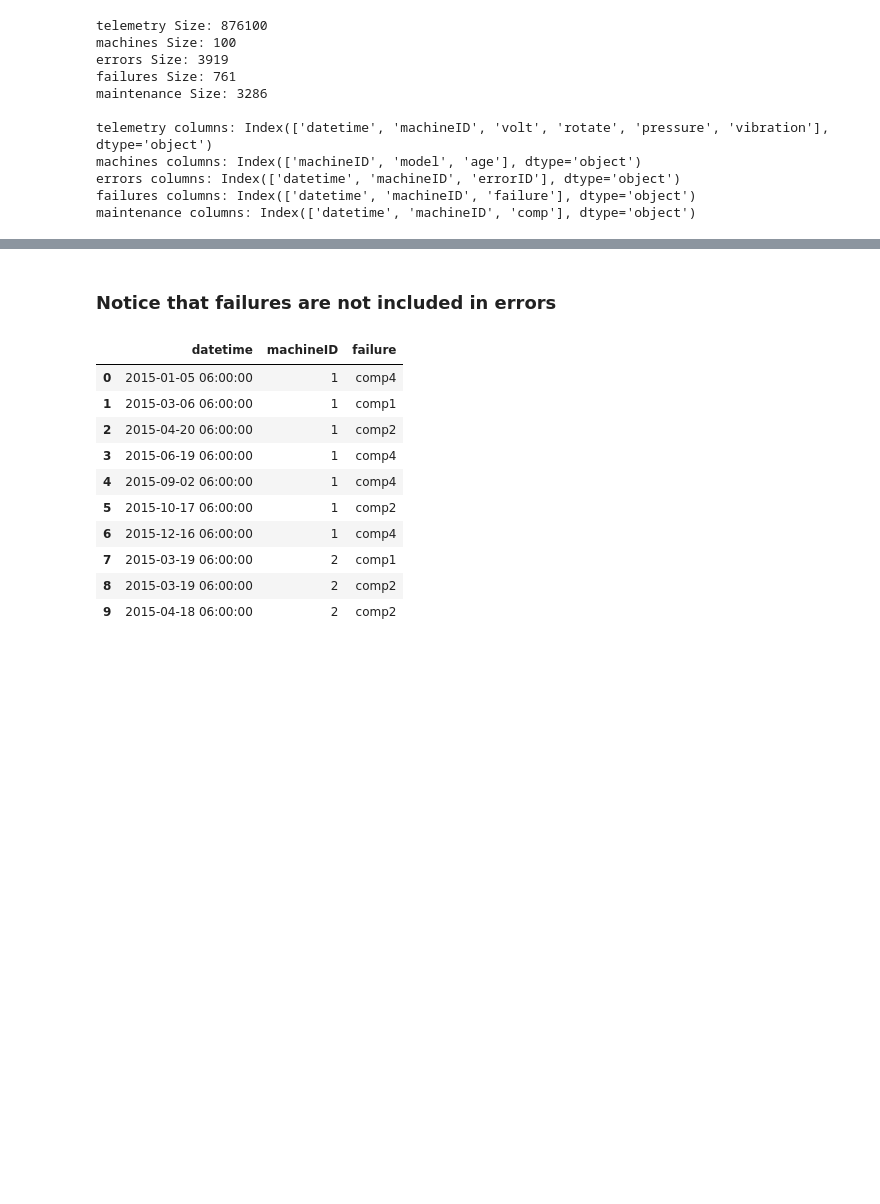
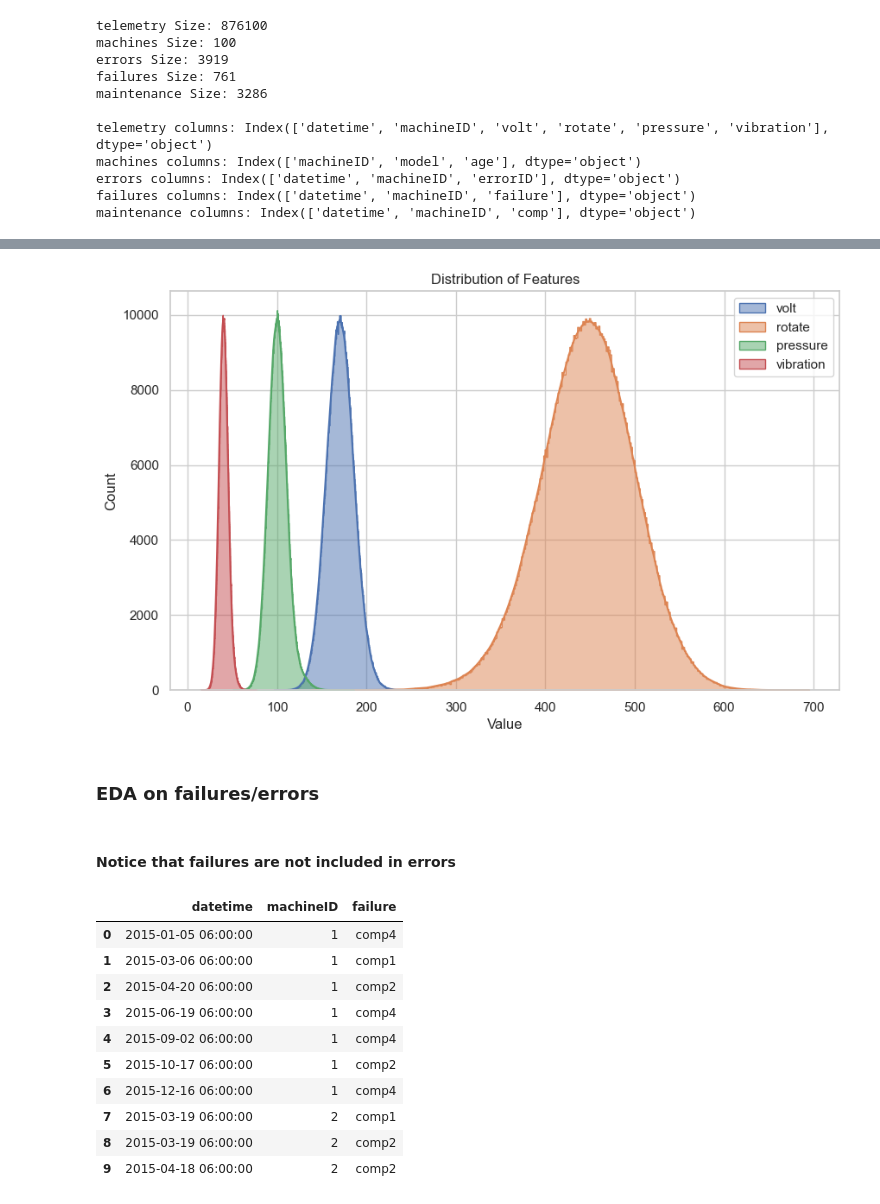
Before and after one commit to ainsleylaiuw/predictive-maintenance, a Jupyter notebook: exploratory.ipynb, the cells around one changed output, grey strips where cells are left out. Saved outputs shown, nothing was run; the diff lists cells and outputs as text; code cells hidden in the pictures; blank space fills up the shorter version.

Commit message:
four eda plots

```diff
--- a/exploratory.ipynb
+++ b/exploratory.ipynb
@@ -39,5 +60,27 @@ maintenance columns: Index(['datetime', 'machineID', 'comp'], dtype='object')
+# %%
+telemetry['datetime'] = pd.to_datetime(telemetry['datetime'])
+
+# Plot styles
+sns.set(style='whitegrid')
+
+# Distribution of vibration
+plt.figure(figsize=(10, 6))
+# sns.histplot(telemetry['vibration'], kde=True)
+
+for column in telemetry.columns[2:]:
+    # plt.plot(telemetry['datetime'], telemetry[column], label=column)
+    sns.histplot(telemetry[column], kde=True, label=column, element="step", common_norm=False)
+plt.title('Distribution of Features')
+plt.xlabel('Value')
+plt.ylabel('Count')
+plt.legend()
+plt.show()
+# %% [output]
+[figure, added]
+# %% [markdown]
+### EDA on failures/errors
 # %% [markdown]
-### Notice that failures are not included in errors
+#### Notice that failures are not included in errors
 # %%
 failures.iloc[0:10, :]
 # %% [output]
```
Also changed, not shown: parts of 11 cells of this notebook.
